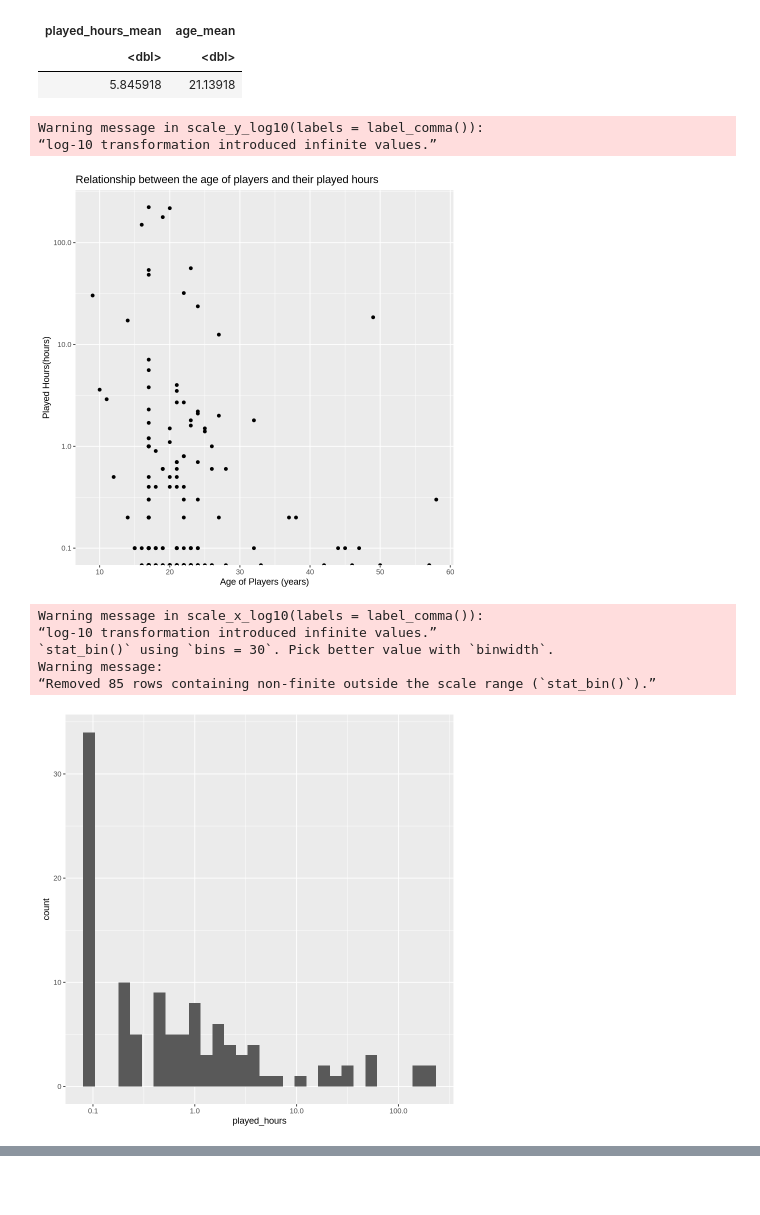
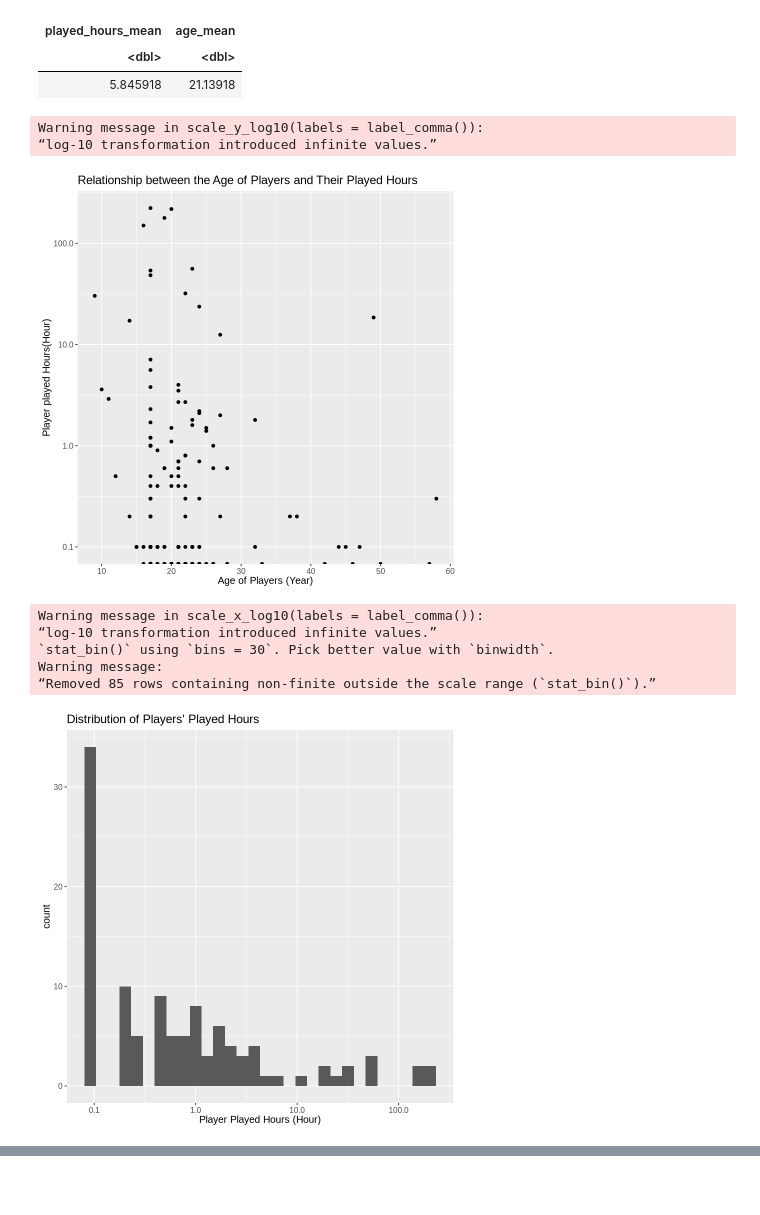
Before and after one commit to iriszovo/dsci-project, a Jupyter notebook: Individual project.ipynb, the cells around one changed output, grey strips where cells are left out. Drawn from its saved outputs; the diff is of its cells as text; code cells hidden in the pictures.

```diff
--- a/Individual project.ipynb
+++ b/Individual project.ipynb
@@ -270,28 +249,29 @@ A tibble: 1 × 2
 var_relation <- players_wrang|>
 ggplot(aes(x= Age, y=played_hours))+
 geom_point()+
-labs(x="Age of Players (years)", y="Played Hours(hours)",
-     title="Relationship between the age of players and their played hours")+
-#scale_x_log10(labels = label_comma())+
-scale_y_log10(labels = label_comma())
+labs(x="Age of Players (Year)", y="Player played Hours(Hour)",
+     title="Relationship between the Age of Players and Their Played Hours")+
+scale_y_log10(labels = label_comma())+
+theme(text = element_text(size = 12))
 var_relation
 # %% [output]
 Warning message in scale_y_log10(labels = label_comma()):
 “log-10 transformation introduced infinite values.”
-[figure, old version]
+[figure, new version]
 # %%
 phr_hist <- players|>
-#filter(played_hours >= 0)|>
 ggplot(aes(x=played_hours))+
 geom_histogram()+
-scale_x_log10(labels = label_comma())
+labs(x="Player Played Hours (Hour)", title="Distribution of Players' Played Hours")+
+scale_x_log10(labels = label_comma())+
+theme(text = element_text(size = 12))
 phr_hist
 # %% [output]
 Warning message in scale_x_log10(labels = label_comma()):
 “log-10 transformation introduced infinite values.”
 `stat_bin()` using `bins = 30`. Pick better value with `binwidth`.
 Warning message:
 “Removed 85 rows containing non-finite outside the scale range (`stat_bin()`).”
-[figure, old version]
+[figure, new version]
 # %%
 no_played_age <- players_wrang|>
```
Also changed, not shown: parts of 19 cells of this notebook.
